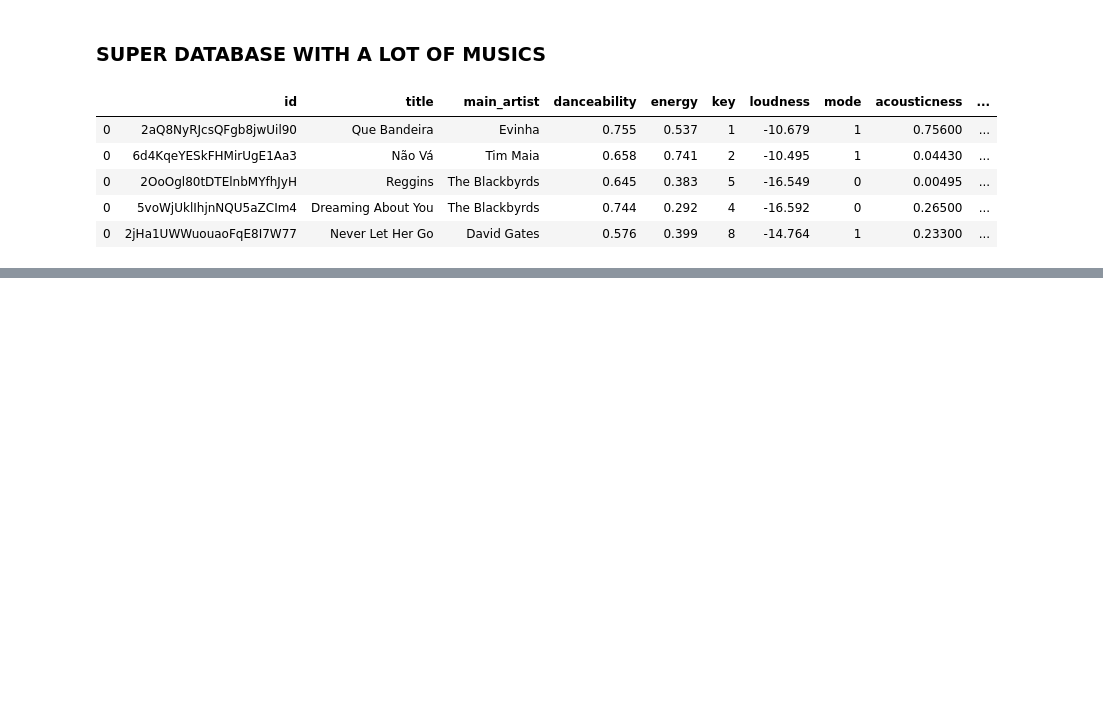
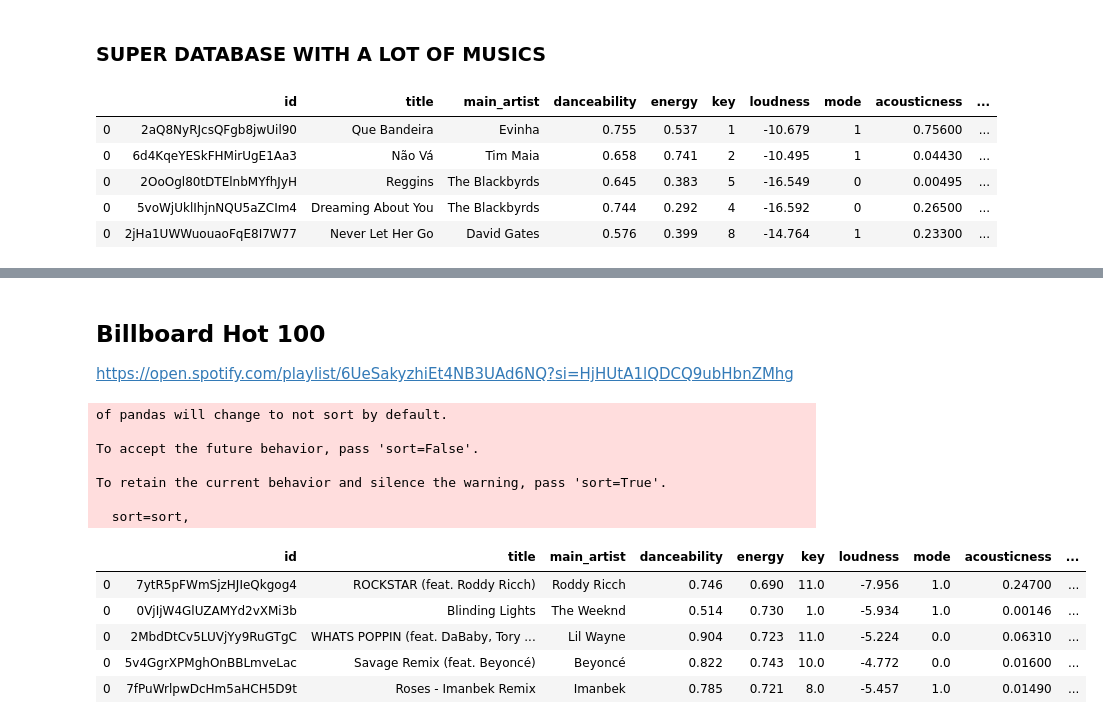
Before and after one commit to ritapereira10/Spotify-Analysis, a Jupyter notebook: code/Spotify API.ipynb, the cells around one changed output, grey strips where cells are left out. Drawn from its saved outputs; the diff is of its cells as text; code cells hidden in the pictures; blank space fills up the shorter version.

```diff
--- a/code/Spotify API.ipynb
+++ b/code/Spotify API.ipynb
@@ -380,0 +444,34 @@ all_songs.to_csv (r'../data/all_songs.csv', index = False, header=True)
+# %% [markdown]
+## Billboard Hot 100
+
+https://open.spotify.com/playlist/6UeSakyzhiEt4NB3UAd6NQ?si=HjHUtA1lQDCQ9ubHbnZMhg
+# %%
+playlist_index = 9
+
+playlists = json.load(open('playlists_like_dislike.json'))
+playlist_uri = playlists[playlist_index]['uri']
+dislike = playlists[playlist_index]['like']
+
+
+uri = playlist_uri    # the URI is split by ':' to get the username and playlist ID
+username = uri.split(':')[2]
+playlist_id = uri.split(':')[4]
+
+results = sp.user_playlist_tracks(username, playlist_id,  offset = 0)
+
+billboard = master_function(playlist_uri)
+billboard.head()
+# %% [output]
+of pandas will change to not sort by default.
+
+To accept the future behavior, pass 'sort=False'.
+
+To retain the current behavior and silence the warning, pass 'sort=True'.
+
+  sort=sort,
+|  | id | title | main_artist | danceability | energy | key | loudness | mode | acousticness | ... |
+| 0 | 7ytR5pFWmSjzHJIeQkgog4 | ROCKSTAR (feat. Roddy Ricch) | Roddy Ricch | 0.746 | 0.690 | 11.0 | -7.956 | 1.0 | 0.24700 | ... |
+| 0 | 0VjIjW4GlUZAMYd2vXMi3b | Blinding Lights | The Weeknd | 0.514 | 0.730 | 1.0 | -5.934 | 1.0 | 0.00146 | ... |
+| 0 | 2MbdDtCv5LUVjYy9RuGTgC | WHATS POPPIN (feat. DaBaby, Tory ... | Lil Wayne | 0.904 | 0.723 | 11.0 | -5.224 | 0.0 | 0.06310 | ... |
+| 0 | 5v4GgrXPMghOnBBLmveLac | Savage Remix (feat. Beyoncé) | Beyoncé | 0.822 | 0.743 | 10.0 | -4.772 | 0.0 | 0.01600 | ... |
+| 0 | 7fPuWrlpwDcHm5aHCH5D9t | Roses - Imanbek Remix | Imanbek | 0.785 | 0.721 | 8.0 | -5.457 | 1.0 | 0.01490 | ... |
```
Also changed, not shown: parts of 9 cells of this notebook, 12 other files.
